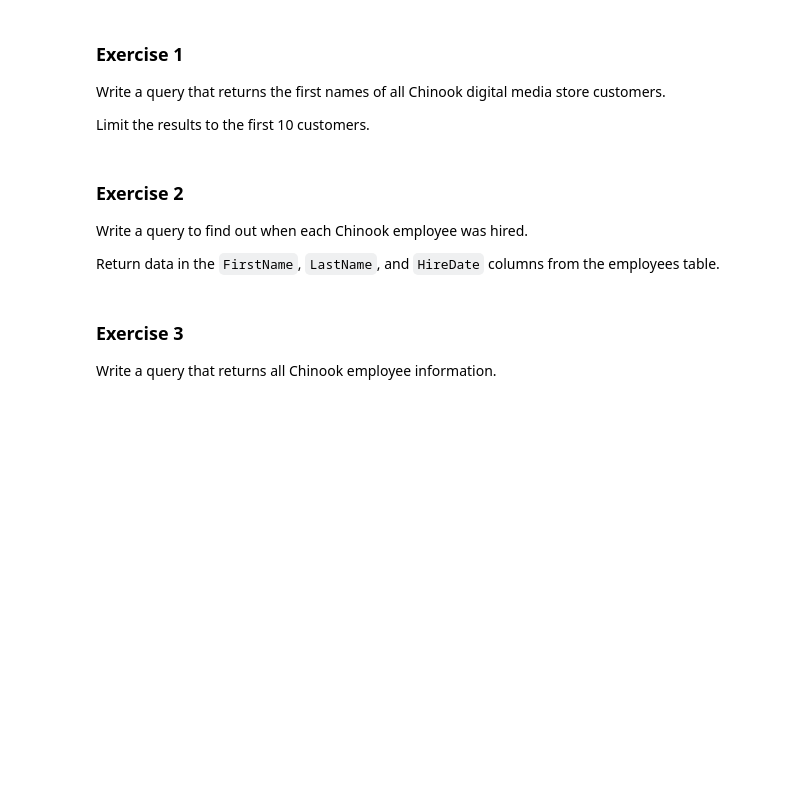
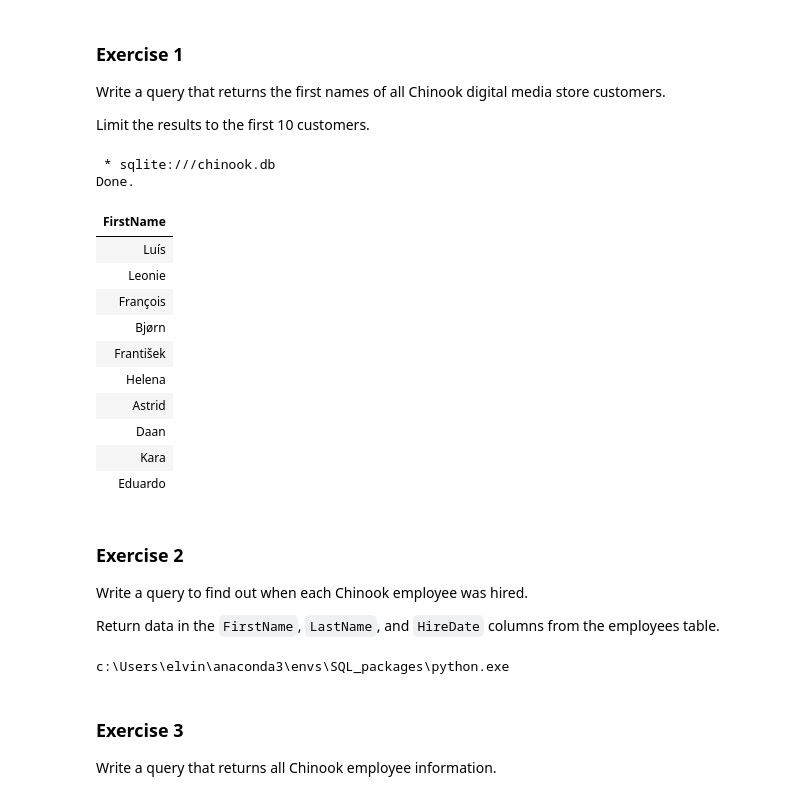
Before and after one commit to RealElvince/chinook-db-project-in-notebook, a Jupyter notebook: Basic SQL queries in a notebook 1 [Exercise].ipynb, the cells around one changed output. Drawn from its saved outputs; the diff is of its cells as text; code cells hidden in the pictures; blank space fills up the shorter version.

Commit message:
query that returns first names of 10 customers

```diff
--- a/Basic SQL queries in a notebook 1 [Exercise].ipynb
+++ b/Basic SQL queries in a notebook 1 [Exercise].ipynb
@@ -51,7 +51,28 @@ Write a query that returns the first names of all Chinook digital media store cu
 
 Limit the results to the first 10 customers.
 # %%
-# Add your code here
+
+%%sql
+SELECT
+    FirstName
+FROM
+    customers
+LIMIT
+    10;
+# %% [output]
+ * sqlite:///chinook.db
+Done.
+| FirstName |
+| Luís |
+| Leonie |
+| François |
+| Bjørn |
+| František |
+| Helena |
+| Astrid |
+| Daan |
+| Kara |
+| Eduardo |
 # %% [markdown]
 ### Exercise 2
 
@@ -61,6 +82,10 @@ Write a query to find out when each Chinook employee was hired.
 Return data in the `FirstName`, `LastName`, and `HireDate` columns from the employees table.
 # %%
 # Add your code here
+import sys
+print(sys.executable)
+# %% [output]
+c:\Users\elvin\anaconda3\envs\SQL_packages\python.exe
 # %% [markdown]
 ### Exercise 3
 
```
Also changed, not shown: parts of 8 cells of this notebook.
